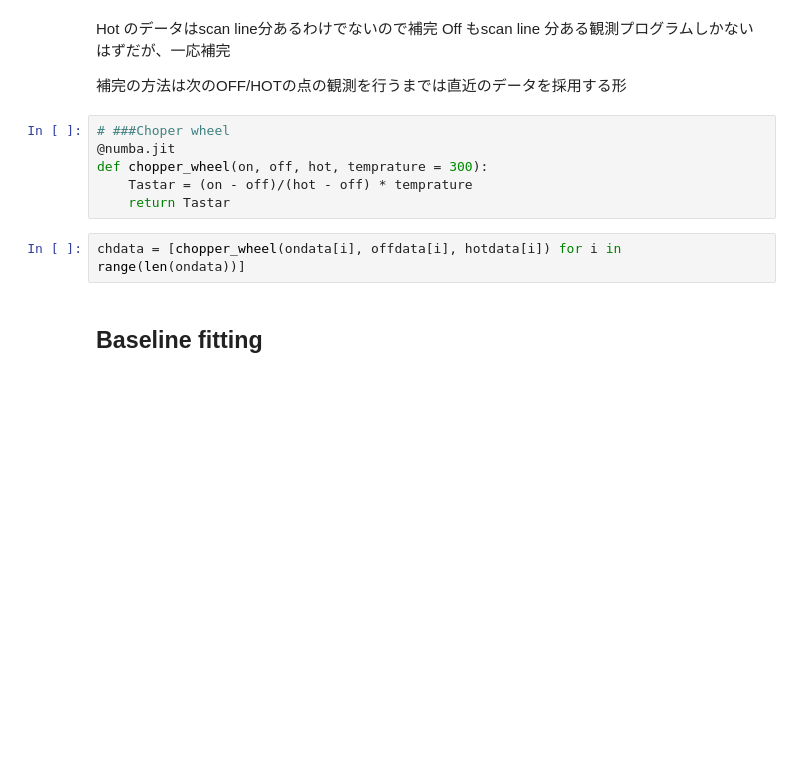
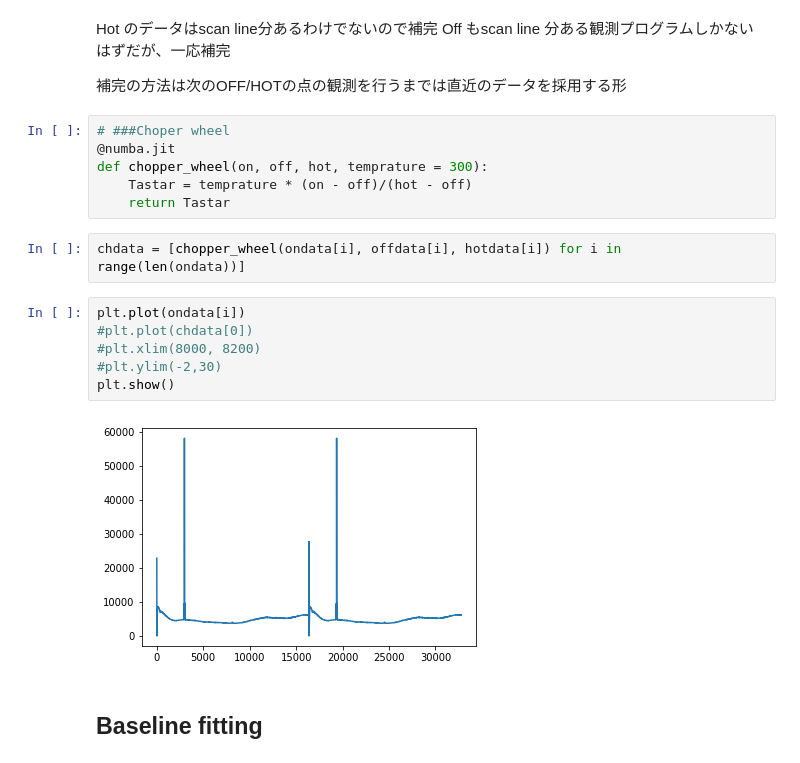
Before and after one commit to nanten2/analy_n2data, a Jupyter notebook: notebook/Position_Switch.ipynb, the cells around one changed output. Cells and saved outputs as stored; diff of their text form; blank space fills up the shorter version.

```diff
--- a/notebook/Position_Switch.ipynb
+++ b/notebook/Position_Switch.ipynb
@@ -304,10 +301,18 @@ Off もscan line 分ある観測プログラムしかないはずだが、一応
 # ###Choper wheel
 @numba.jit
 def chopper_wheel(on, off, hot, temprature = 300):
-    Tastar = (on - off)/(hot - off) * temprature
+    Tastar = temprature * (on - off)/(hot - off)
     return Tastar
 # %%
 chdata = [chopper_wheel(ondata[i], offdata[i], hotdata[i]) for i in range(len(ondata))]
+# %%
+plt.plot(ondata[i])
+#plt.plot(chdata[0])
+#plt.xlim(8000, 8200)
+#plt.ylim(-2,30)
+plt.show()
+# %% [output]
+[figure, added]
 # %% [markdown]
 ## Baseline fitting
 # %%
```
Also changed, not shown: parts of 19 cells of this notebook, 3 other files.
